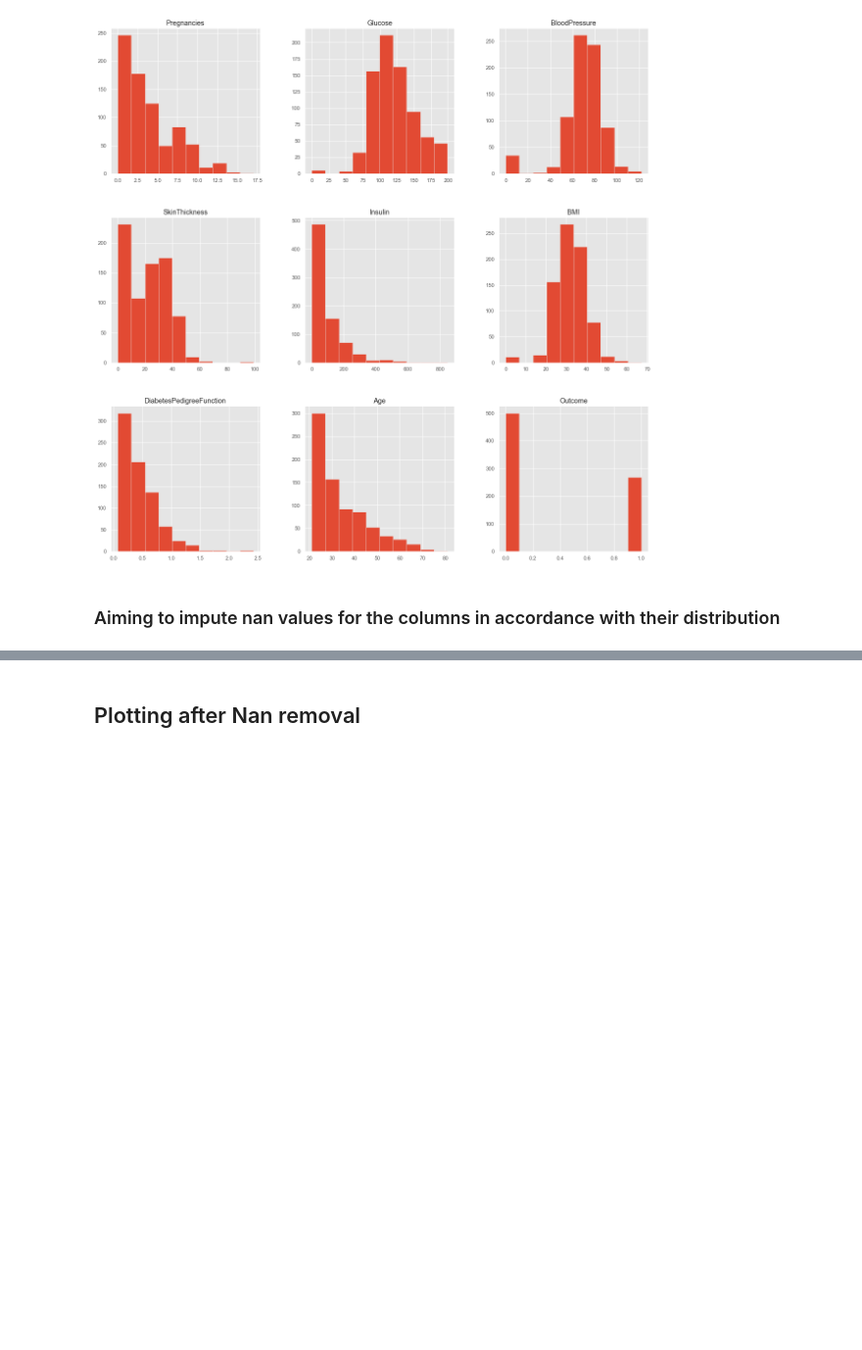
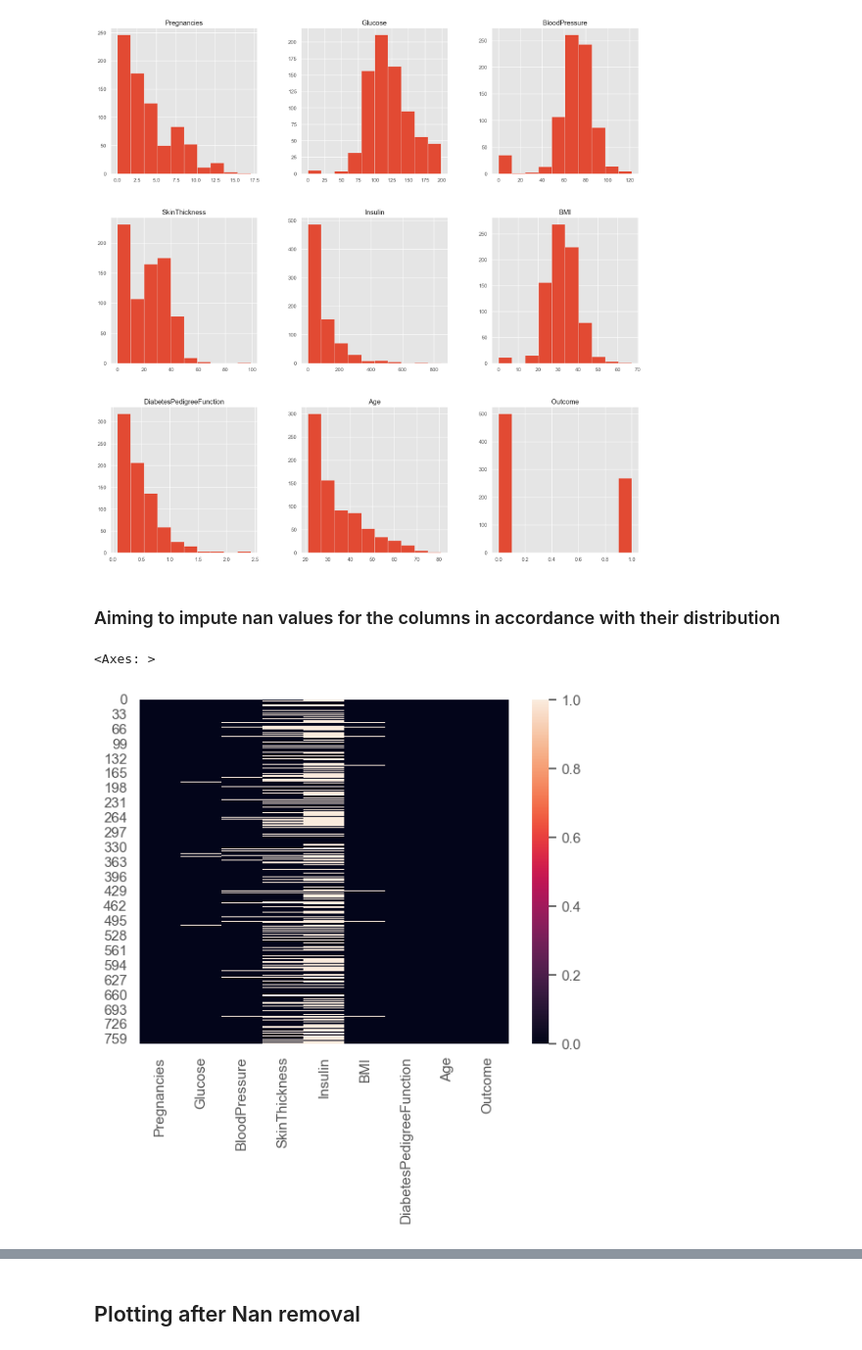
Before and after one commit to igumnov-daniel/HOCK_FEBRUARY_2023, a Jupyter notebook: 13_ML_3_logreg/13_2_KNN_LESSON.ipynb, the cells around one changed output, grey strips where cells are left out. Shown at 98% size. Cells and saved outputs as stored; diff of their text form; code cells hidden in the pictures; blank space fills up the shorter version.

```diff
--- a/13_ML_3_logreg/13_2_KNN_LESSON.ipynb
+++ b/13_ML_3_logreg/13_2_KNN_LESSON.ipynb
@@ -100,3 +100,8 @@ p = diabetes_data.hist(figsize = (20,20))
 [figure]
 # %% [markdown]
 ### Aiming to impute nan values for the columns in accordance with their distribution
+# %%
+sns.heatmap(diabetes_data_copy.isna().astype(np.int8), cmap='rocket')
+# %% [output]
+<Axes: >
+[figure, added]
```
Also changed, not shown: parts of 9 cells of this notebook, 2 other files.
